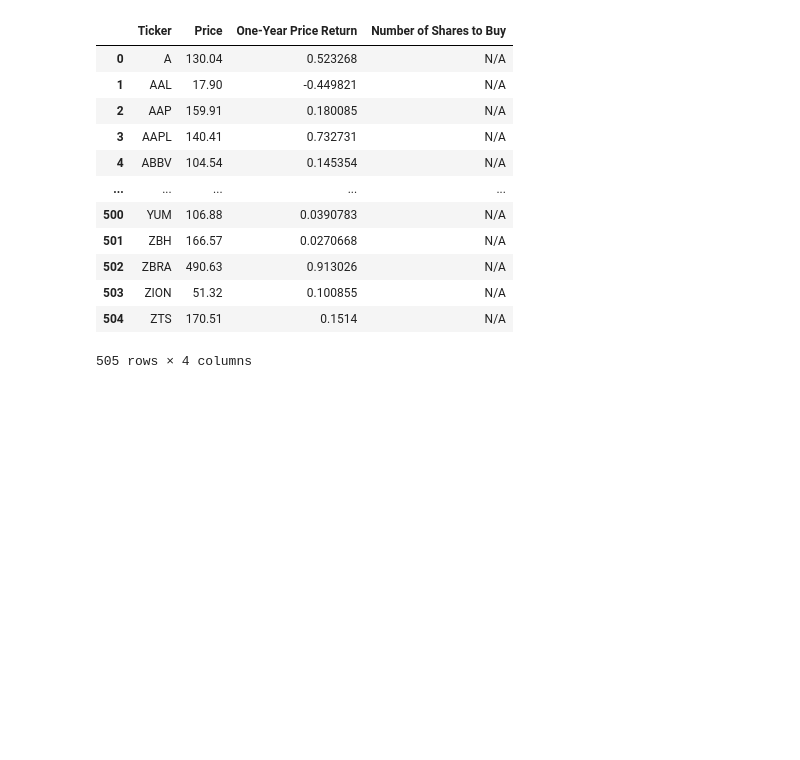
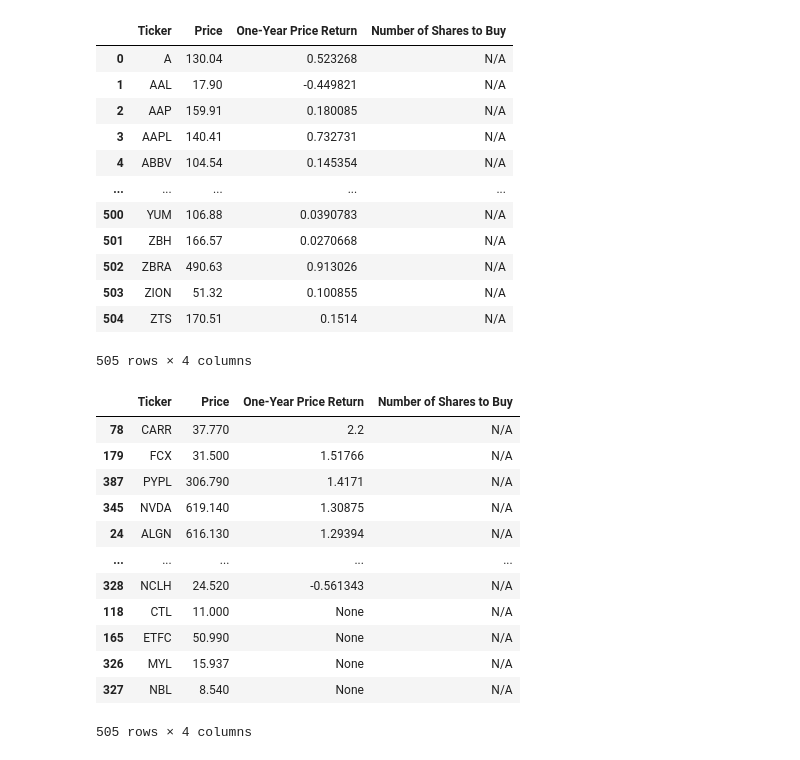
Before and after one commit to Manas1820/G_MAP, a Jupyter notebook: stock_prediction/stock_prediction_using_momentum_as_factor.ipynb, the cells around one changed output. Saved outputs shown, nothing was run; the diff lists cells and outputs as text; code cells hidden in the pictures; blank space fills up the shorter version.

```diff
--- a/stock_prediction/stock_prediction_using_momentum_as_factor.ipynb
+++ b/stock_prediction/stock_prediction_using_momentum_as_factor.ipynb
@@ -119,3 +119,20 @@ final_dataframe
 | 503 | ZION | 51.32 | 0.100855 | N/A |
 | 504 | ZTS | 170.51 | 0.1514 | N/A |
 505 rows × 4 columns
+# %%
+final_dataframe.sort_values('One-Year Price Return', ascending = False, inplace = True)
+final_dataframe  #sorting data to get top 50 stocks.
+# %% [output]
+|  | Ticker | Price | One-Year Price Return | Number of Shares to Buy |
+| 78 | CARR | 37.770 | 2.2 | N/A |
+| 179 | FCX | 31.500 | 1.51766 | N/A |
+| 387 | PYPL | 306.790 | 1.4171 | N/A |
+| 345 | NVDA | 619.140 | 1.30875 | N/A |
+| 24 | ALGN | 616.130 | 1.29394 | N/A |
+| ... | ... | ... | ... | ... |
+| 328 | NCLH | 24.520 | -0.561343 | N/A |
+| 118 | CTL | 11.000 | None | N/A |
+| 165 | ETFC | 50.990 | None | N/A |
+| 326 | MYL | 15.937 | None | N/A |
+| 327 | NBL | 8.540 | None | N/A |
+505 rows × 4 columns
```
